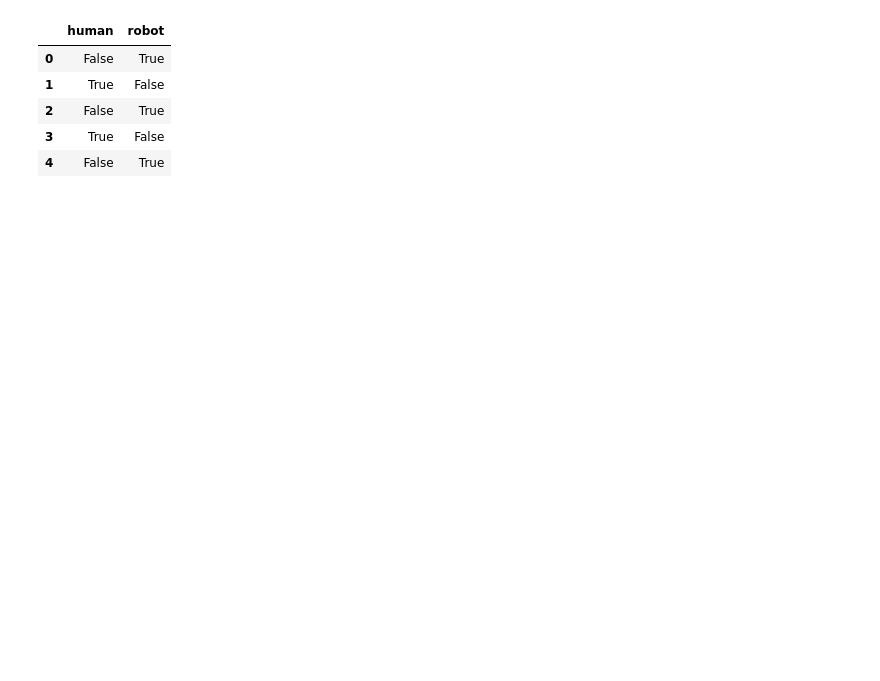
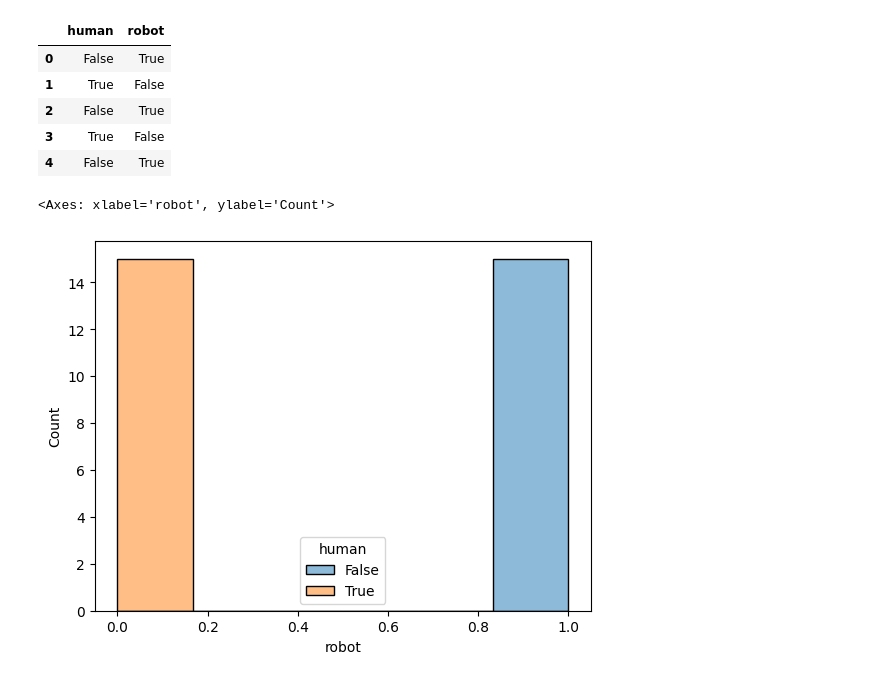
Before and after one commit to LidiyaLesnikova/PYTHON_DZ, a Jupyter notebook: DZ10/task44.ipynb, the cells around one changed output. Saved outputs shown, nothing was run; the diff lists cells and outputs as text; code cells hidden in the pictures; blank space fills up the shorter version.

```diff
--- a/DZ10/task44.ipynb
+++ b/DZ10/task44.ipynb
@@ -32,5 +51,5 @@ pd.get_dummies(data['whoAmI']).head()
 # %%
-data1 = pd.DataFrame(random.sample([(False,True),(True,False)], counts=[10,10], k=20),columns=['human', 'robot'])
+data1 = pd.DataFrame(random.sample([(False,True),(True,False)], counts=[a,b], k=a+b),columns=['human', 'robot'])
 data1.head()
 # %% [output]
 |  | human | robot |
@@ -39,3 +58,8 @@ data1.head()
 | 2 | False | True |
 | 3 | True | False |
 | 4 | False | True |
+# %%
+sns.histplot(data=data1, x='robot', hue='human')
+# %% [output]
+<Axes: xlabel='robot', ylabel='Count'>
+[figure, added]
```
Also changed, not shown: parts of 4 cells of this notebook.
